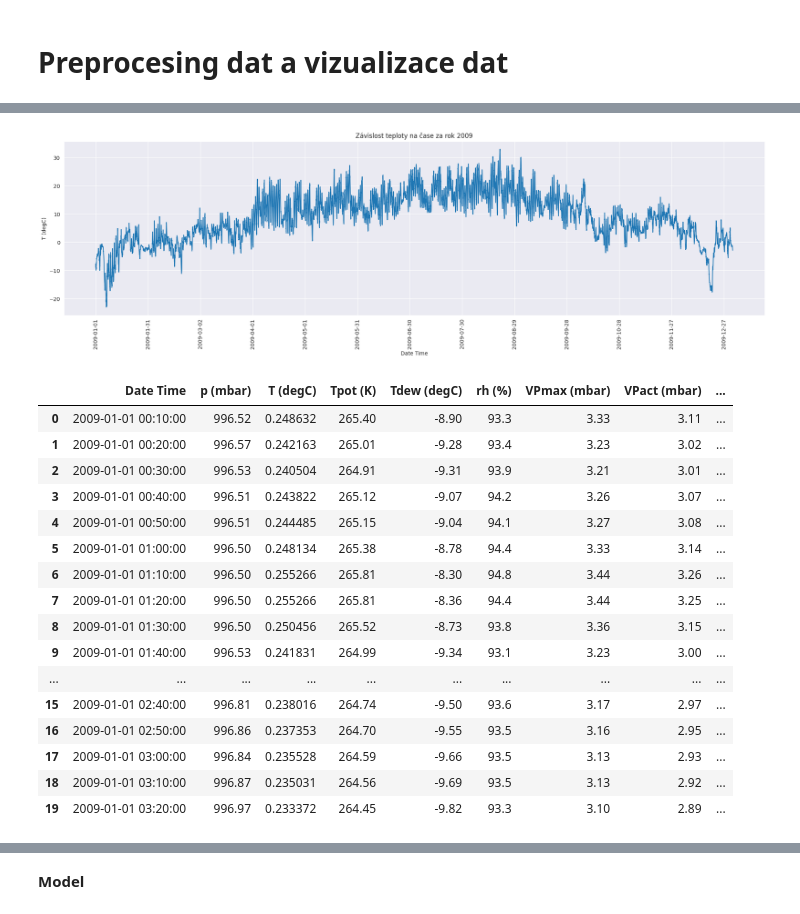
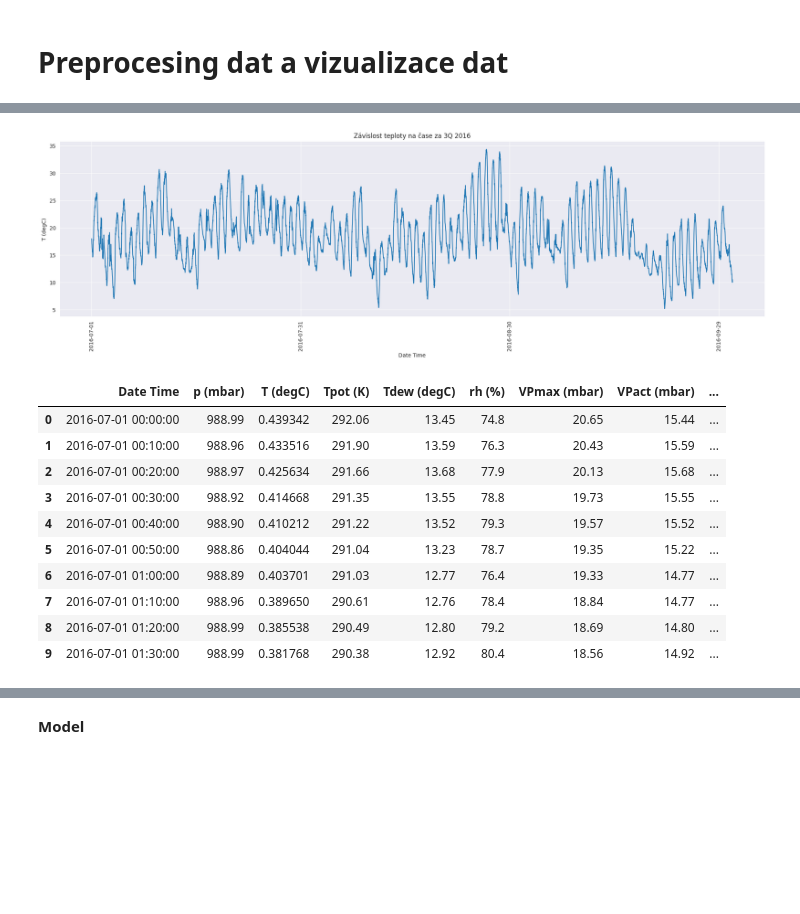
Before and after one commit to OK2JKZ/Temperature_forecasting, a Jupyter notebook: Temperature_forecasting.ipynb, the cells around one changed output, grey strips where cells are left out. Cells and saved outputs as stored; diff of their text form; code cells hidden in the pictures; blank space fills up the shorter version.

```diff
--- a/Temperature_forecasting.ipynb
+++ b/Temperature_forecasting.ipynb
@@ -45,6 +42,7 @@ with open('jena_climate_2009_2016.csv', 'r') as file:
 # %%
-# data ze souboru jena_climate_2009_2016.csv do datasetu
-df = pd.read_csv('jena_climate_2009_2016.csv')
+# data ze souboru jena_climate_2009_2016.csv do datasetu - příliš pomalé pro vývoj a zpracování, proto jen 3Q 2016
+#df = pd.read_csv('jena_climate_2009_2016.csv')
+df = pd.read_csv('jena_climate_3Q_2016.csv')
 df.head(10)
 # %% [output]
 |  | Date Time | p (mbar) | T (degC) | Tpot (K) | Tdew (degC) | rh (%) | VPmax (mbar) | VPact (mbar) | ... |
@@ -158,10 +155,10 @@ colors = [
 for i in range(len(titles)):
 
     if i<= 6:
-        axs[i,0].set_title(f'{titles[i]} vs Time')
+        axs[i,0].set_title(f'{titles[i]} vs Time');
         axs[i,0].plot(range(len(df[all_cols[0]])), df[all_cols[i+1]],c = colors[i])
     if i > 6:
-        axs[i-7,1].set_title(f'{titles[i]} vs Time')
+        axs[i-7,1].set_title(f'{titles[i]} vs Time');
         axs[i-7,1].plot(range(len(df[all_cols[0]])), df[all_cols[i+1]],c = colors[i])
 
 
@@ -173,14 +170,12 @@ fig, ax = plt.subplots(3,1, figsize = (26,26))
 # Convert 'Date Time' column to datetime objects
 df['Date Time'] = pd.to_datetime(df['Date Time'], format='%d.%m.%Y %H:%M:%S')
 
-
-
 # Extract relevant features from datetime
-df['Day'] = df['Date Time'].dt.day
-df['Month'] = df['Date Time'].dt.month
-df['Year'] = df['Date Time'].dt.year
-df['Hour'] = df['Date Time'].dt.hour
-df['Minute'] = df['Date Time'].dt.minute
+# df['Day'] = df['Date Time'].dt.day
+# df['Month'] = df['Date Time'].dt.month
+# df['Year'] = df['Date Time'].dt.year
+# df['Hour'] = df['Date Time'].dt.hour
+# df['Minute'] = df['Date Time'].dt.minute
 
 df_corr = df.corr()
 ax[0].set_title('Correlation - Matrix')
@@ -287,30 +281,28 @@ plt.figure(figsize=(24, 6))
 plt.plot(x, y)
 plt.xlabel('Date Time')
 plt.ylabel('T (degC)')
-plt.title('Závislost teploty na čase za rok 2009')
+plt.title('Závislost teploty na čase za 3Q 2016')
 plt.xticks(x[::4320],rotation=90)  # Otočte popisky na ose x pro lepší čitelnost
 plt.show()
 # %% [output]
-[figure, old version]
+[figure, new version]
 # %%
 # Normalizace sloupce 'T (degC)'
+# print(df['T (degC)'])
+# print(df['T (degC)'].min())
+# print(df['T (degC)'].max())
+
 df['T (degC)'] = (df['T (degC)'] - df['T (degC)'].min()) / (df['T (degC)'].max() - df['T (degC)'].min())
-df.head(20)
+df.head(10)
 # %% [output]
 |  | Date Time | p (mbar) | T (degC) | Tpot (K) | Tdew (degC) | rh (%) | VPmax (mbar) | VPact (mbar) | ... |
-| 0 | 2009-01-01 00:10:00 | 996.52 | 0.248632 | 265.40 | -8.90 | 93.3 | 3.33 | 3.11 | ... |
-| 1 | 2009-01-01 00:20:00 | 996.57 | 0.242163 | 265.01 | -9.28 | 93.4 | 3.23 | 3.02 | ... |
-| 2 | 2009-01-01 00:30:00 | 996.53 | 0.240504 | 264.91 | -9.31 | 93.9 | 3.21 | 3.01 | ... |
-| 3 | 2009-01-01 00:40:00 | 996.51 | 0.243822 | 265.12 | -9.07 | 94.2 | 3.26 | 3.07 | ... |
-| 4 | 2009-01-01 00:50:00 | 996.51 | 0.244485 | 265.15 | -9.04 | 94.1 | 3.27 | 3.08 | ... |
-| 5 | 2009-01-01 01:00:00 | 996.50 | 0.248134 | 265.38 | -8.78 | 94.4 | 3.33 | 3.14 | ... |
-| 6 | 2009-01-01 01:10:00 | 996.50 | 0.255266 | 265.81 | -8.30 | 94.8 | 3.44 | 3.26 | ... |
-| 7 | 2009-01-01 01:20:00 | 996.50 | 0.255266 | 265.81 | -8.36 | 94.4 | 3.44 | 3.25 | ... |
-| 8 | 2009-01-01 01:30:00 | 996.50 | 0.250456 | 265.52 | -8.73 | 93.8 | 3.36 | 3.15 | ... |
-| 9 | 2009-01-01 01:40:00 | 996.53 | 0.241831 | 264.99 | -9.34 | 93.1 | 3.23 | 3.00 | ... |
-| ... | ... | ... | ... | ... | ... | ... | ... | ... | ... |
-| 15 | 2009-01-01 02:40:00 | 996.81 | 0.238016 | 264.74 | -9.50 | 93.6 | 3.17 | 2.97 | ... |
-| 16 | 2009-01-01 02:50:00 | 996.86 | 0.237353 | 264.70 | -9.55 | 93.5 | 3.16 | 2.95 | ... |
-| 17 | 2009-01-01 03:00:00 | 996.84 | 0.235528 | 264.59 | -9.66 | 93.5 | 3.13 | 2.93 | ... |
-| 18 | 2009-01-01 03:10:00 | 996.87 | 0.235031 | 264.56 | -9.69 | 93.5 | 3.13 | 2.92 | ... |
-| 19 | 2009-01-01 03:20:00 | 996.97 | 0.233372 | 264.45 | -9.82 | 93.3 | 3.10 | 2.89 | ... |
+| 0 | 2016-07-01 00:00:00 | 988.99 | 0.439342 | 292.06 | 13.45 | 74.8 | 20.65 | 15.44 | ... |
+| 1 | 2016-07-01 00:10:00 | 988.96 | 0.433516 | 291.90 | 13.59 | 76.3 | 20.43 | 15.59 | ... |
+| 2 | 2016-07-01 00:20:00 | 988.97 | 0.425634 | 291.66 | 13.68 | 77.9 | 20.13 | 15.68 | ... |
+| 3 | 2016-07-01 00:30:00 | 988.92 | 0.414668 | 291.35 | 13.55 | 78.8 | 19.73 | 15.55 | ... |
+| 4 | 2016-07-01 00:40:00 | 988.90 | 0.410212 | 291.22 | 13.52 | 79.3 | 19.57 | 15.52 | ... |
+| 5 | 2016-07-01 00:50:00 | 988.86 | 0.404044 | 291.04 | 13.23 | 78.7 | 19.35 | 15.22 | ... |
+| 6 | 2016-07-01 01:00:00 | 988.89 | 0.403701 | 291.03 | 12.77 | 76.4 | 19.33 | 14.77 | ... |
+| 7 | 2016-07-01 01:10:00 | 988.96 | 0.389650 | 290.61 | 12.76 | 78.4 | 18.84 | 14.77 | ... |
+| 8 | 2016-07-01 01:20:00 | 988.99 | 0.385538 | 290.49 | 12.80 | 79.2 | 18.69 | 14.80 | ... |
+| 9 | 2016-07-01 01:30:00 | 988.99 | 0.381768 | 290.38 | 12.92 | 80.4 | 18.56 | 14.92 | ... |
```
Also changed, not shown: parts of 28 cells of this notebook.
